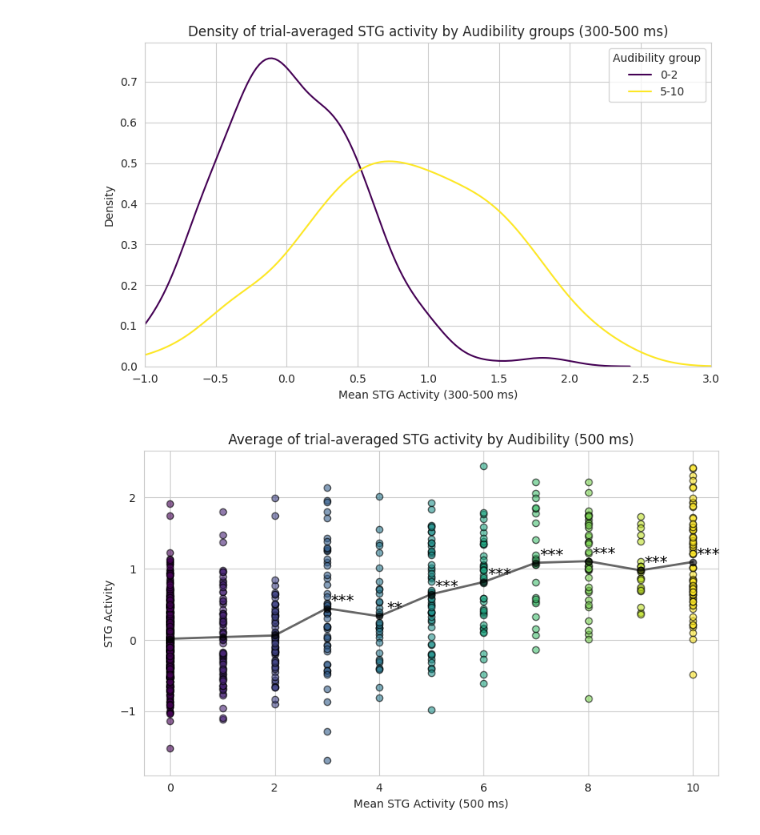
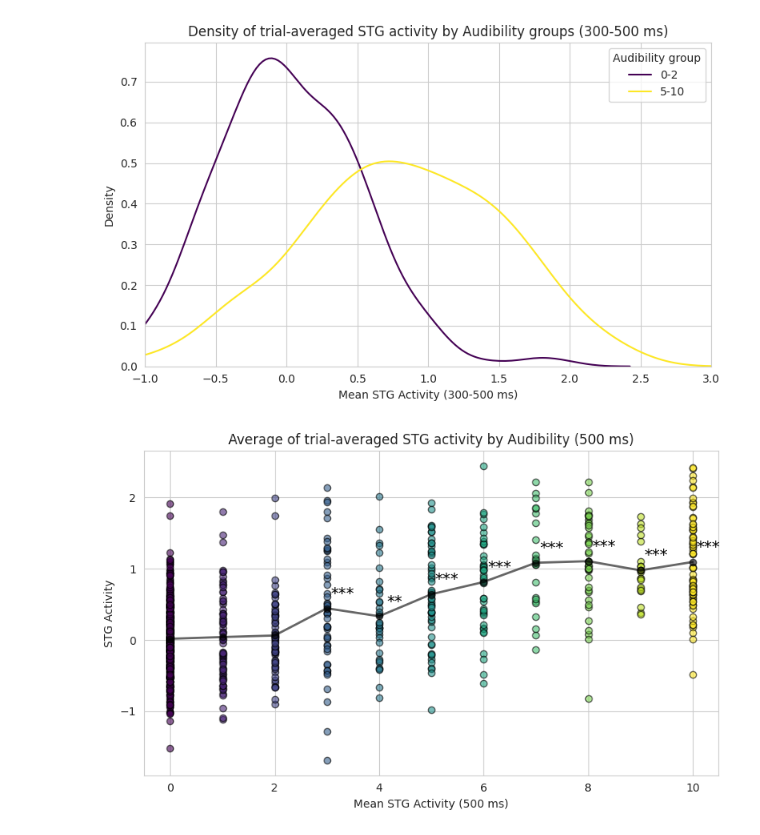
Before and after one commit to ThoHardy/SOUNDMODEL, a Jupyter notebook: Behavioral_Predictions.ipynb, the cells around one changed output. Saved outputs shown, nothing was run; the diff lists cells and outputs as text; code cells hidden in the pictures.

```diff
--- a/Behavioral_Predictions.ipynb
+++ b/Behavioral_Predictions.ipynb
@@ -134,33 +134,34 @@ def p_to_stars(p):
         return '**'
     elif p < 0.05:
         return '*'
     else:
         return ''
 
 for i, aud in enumerate(unique_aud):
     idx = audibility == aud
     trial_means = state_train[idx][:, 80:100].mean(axis=1)
     # Rain plot of individual trial means indexed by audibility
     plt.scatter(aud*np.ones_like(trial_means), trial_means, color=colors[i], alpha=0.6, edgecolor='k')
 
 # plot averages for each audibility level and connect with lines
-plt.plot(unique_aud, [state_train[audibility == aud][:, 80:100].mean() for aud in unique_aud], color='k', alpha=0.6, marker='o', linestyle='-', linewidth=2)
+means_list = [state_train[audibility == aud][:, 80:100].mean() for aud in unique_aud]
+plt.plot(unique_aud, means_list, color='k', alpha=0.6, marker='o', linestyle='-', linewidth=2)
 
 for aud, mean_y in zip(unique_aud, means_list):
     idx = audibility == aud
     sample = state_train[idx][:, window].mean(axis=1)
     n = np.sum(~np.isnan(sample))
     stars = ''
     if n > 1:
         tstat, pval = stats.ttest_1samp(sample, 0.0, nan_policy='omit')
         stars = p_to_stars(pval) if (pval is not None) else ''
     if stars:
-        plt.text(aud+0.3, mean_y, stars, ha='center', va='bottom', fontsize=14, color='k')
+        plt.text(aud+0.3, mean_y+0.1, stars, ha='center', va='bottom', fontsize=14, color='k')
 
 plt.xlabel('Mean STG Activity (500 ms)')
 plt.ylabel('STG Activity')
 plt.title('Average of trial-averaged STG activity by Audibility (500 ms)')
 plt.tight_layout()
 plt.show()
 # %% [output]
-[figure, old version]
+[figure, new version]
```
Also changed, not shown: parts of 3 cells of this notebook, 1 other file.
